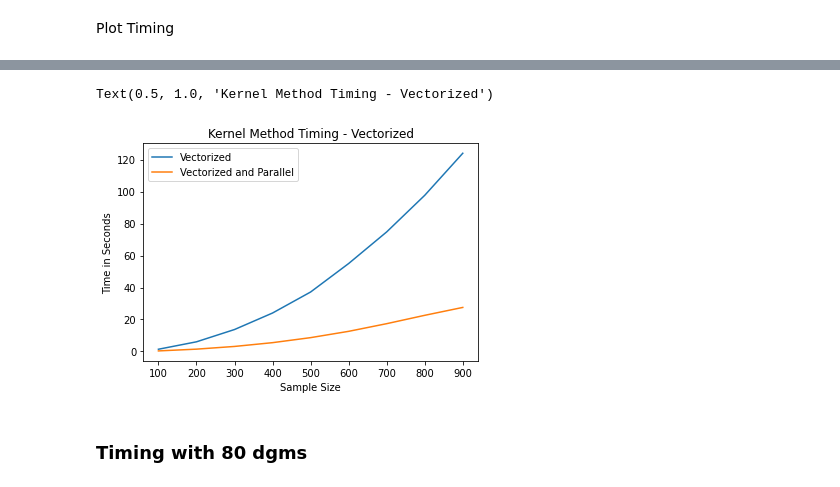
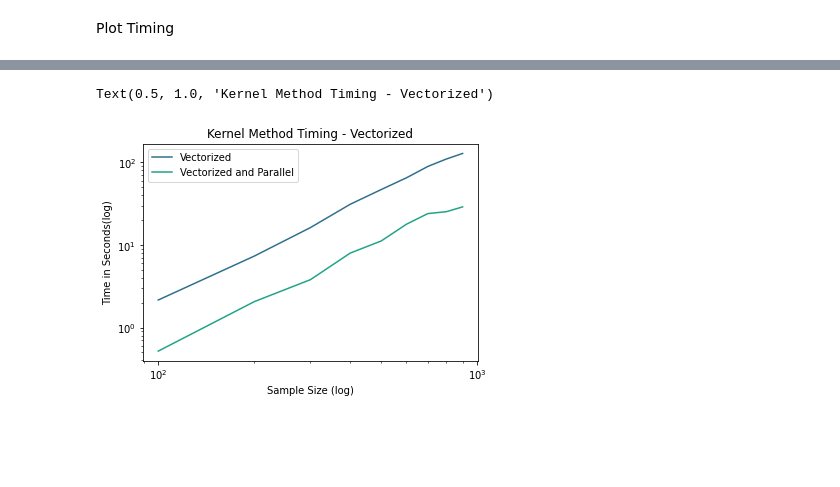
Before and after one commit to TeaspoonTDA/teaspoon, a Jupyter notebook: notebooks/timing/ml_methods_timing_kernel.ipynb, the cells around one changed output, grey strips where cells are left out. Saved outputs shown, nothing was run; the diff lists cells and outputs as text; code cells hidden in the pictures; blank space fills up the shorter version.

```diff
--- a/notebooks/timing/ml_methods_timing_kernel.ipynb
+++ b/notebooks/timing/ml_methods_timing_kernel.ipynb
@@ -371,7 +369,7 @@ import time
 seed = [0,1,2,3,4]
 train_size = [10, 20, 30, 40, 50]
 n = len(train_size)
-timing_rdm = np.zeros((n,5))
+timing_rdm = np.zeros((n,4))
 for i in range(0,n):
     for j in seed:
         dgms = np.array(dgms_random[0:train_size[i]])
@@ -406,5 +404,3 @@ for i in range(0,n):
 
     print("Finished Training ", i)
 timing_rdm = pd.DataFrame(timing_rdm/5)
-timing_rdm.columns=['Observations', 'Original', 'Vectorized', 'Vectorized and Parallel']
-print(timing_rdm)
@@ -470,10 +494,8 @@ Finished Parallel
 # %%
-t = timing_rdmv.plot(x='Observations')
-t.set_xlabel("Sample Size")
-t.set_ylabel("Time in Seconds")
+t = timing_rdmv.plot(x='Observations', loglog=True,color = ['#2D708EFF','#20A387FF'])
+t.set_xlabel("Sample Size (log)")
+t.set_ylabel("Time in Seconds(log)")
 t.set_title("Kernel Method Timing - Vectorized")
 # %% [output]
 Text(0.5, 1.0, 'Kernel Method Timing - Vectorized')
-[figure, old version]
+[figure, new version]
-# %% [markdown]
-### Timing with 80 dgms
```
Also changed, not shown: parts of 22 cells of this notebook, 6 other files.
